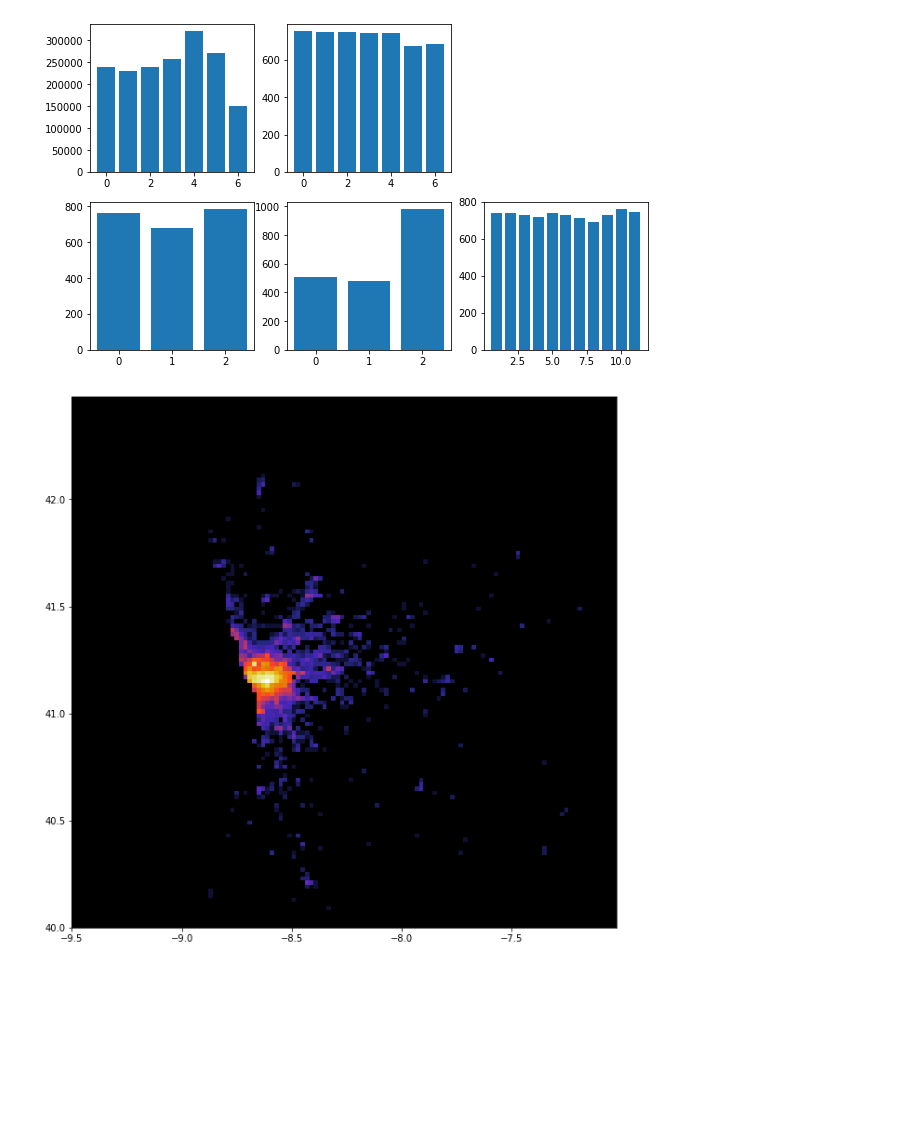
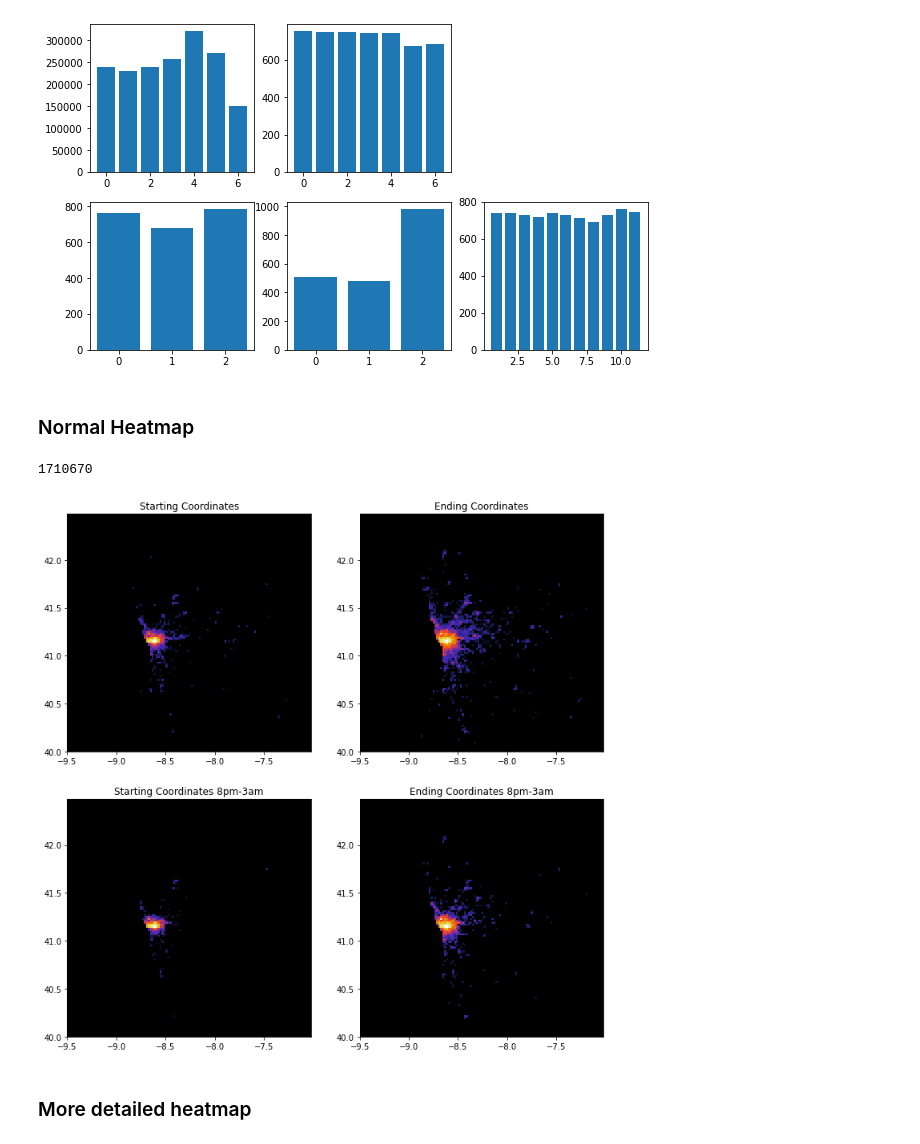
Before and after one commit to benjxia/CSE-151B-KAGGLE, a Jupyter notebook: data_analysis/analysis.ipynb, the cells around one changed output. Drawn from its saved outputs; the diff is of its cells as text; code cells hidden in the pictures; blank space fills up the shorter version.

```diff
--- a/data_analysis/analysis.ipynb
+++ b/data_analysis/analysis.ipynb
@@ -87,15 +87,51 @@ plt.bar(range(0, 12), [df[df["MONTH"] == i]["TARGET"].mean() for i in range(12)]
 [figure]
 # %%
 start_coords = np.load("start_full.npy")
+end_coords = np.load("end_full.npy")
-# %%
-%matplotlib inline
-from matplotlib.colors import LogNorm
-fig: plt.Figure = plt.figure()
-fig.set_size_inches(10.5, 10.5)
-ax = fig.add_subplot(1, 1, 1)
-ax.set_facecolor("black")
-ax.hist2d(start_coords[:, 0], start_coords[:, 1], bins=[np.arange(-9.5, -7, 0.02),np.arange(40, 42.5, 0.02)], norm=LogNorm(clip=True), cmap="CMRmap")
-
-plt.show()
-# %% [output]
-[figure, removed]
+# %% [markdown]
+### Normal Heatmap
+# %%
+len(start_coords)
+# len(df)
+# %% [output]
+1710670
+# %%
+%matplotlib inline
+from matplotlib.colors import LogNorm
+fig: plt.Figure = plt.figure()
+fig.set_size_inches(12, 12)
+fig.tight_layout()
+bucket_interval = 0.02
+
+
+ax1: plt.Axes = fig.add_subplot(2, 2, 1)
+ax1.set_title("Starting Coordinates")
+ax1.set_facecolor("black")
+ax1.hist2d(start_coords[:, 0], start_coords[:, 1], bins=[np.arange(-9.5, -7, bucket_interval),np.arange(40, 42.5, bucket_interval)], norm=LogNorm(), cmap="CMRmap")
+
+ax2: plt.Axes = fig.add_subplot(2, 2, 2)
+ax2.set_title("Ending Coordinates")
+ax2.set_facecolor("black")
+ax2.hist2d(end_coords[:, 0], end_coords[:, 1], bins=[np.arange(-9.5, -7, bucket_interval),np.arange(40, 42.5, bucket_interval)], norm=LogNorm(), cmap="CMRmap")
+
+
+ax3: plt.Axes = fig.add_subplot(2, 2, 3)
+ax3.set_title("Starting Coordinates 8pm-3am")
+ax3.set_facecolor("black")
+ax3.hist2d(start_coords[(df["HR"] > 20) | (df["HR"] < 3), 0], start_coords[(df["HR"] > 20) | (df["HR"] < 3), 1], bins=[np.arange(-9.5, -7, bucket_interval),np.arange(40, 42.5, bucket_interval)], norm=LogNorm(), cmap="CMRmap")
+
+ax4: plt.Axes = fig.add_subplot(2, 2, 4)
+ax4.set_title("Ending Coordinates 8pm-3am")
+ax4.set_facecolor("black")
+ax4.hist2d(end_coords[(df["HR"] > 20) | (df["HR"] < 3), 0], end_coords[(df["HR"] > 20) | (df["HR"] < 3), 1], bins=[np.arange(-9.5, -7, bucket_interval),np.arange(40, 42.5, bucket_interval)], norm=LogNorm(), cmap="CMRmap")
+
+# ax3: plt.Axes = fig.add_subplot(2, 3, 5)
+# ax3.set_title("Ending Coordinates after 8pm")
+# ax3.set_facecolor("black")
+# ax3.hist2d(end_coords[df["HR"] > 20, 0], end_coords[df["HR"] > 20, 1], bins=[np.arange(-9.5, -7, bucket_interval),np.arange(40, 42.5, bucket_interval)], norm=LogNorm(), cmap="CMRmap")
+
+plt.show()
+# %% [output]
+[figure, added]
+# %% [markdown]
+### More detailed heatmap
```
Also changed, not shown: parts of 5 cells of this notebook, 2 other files.
